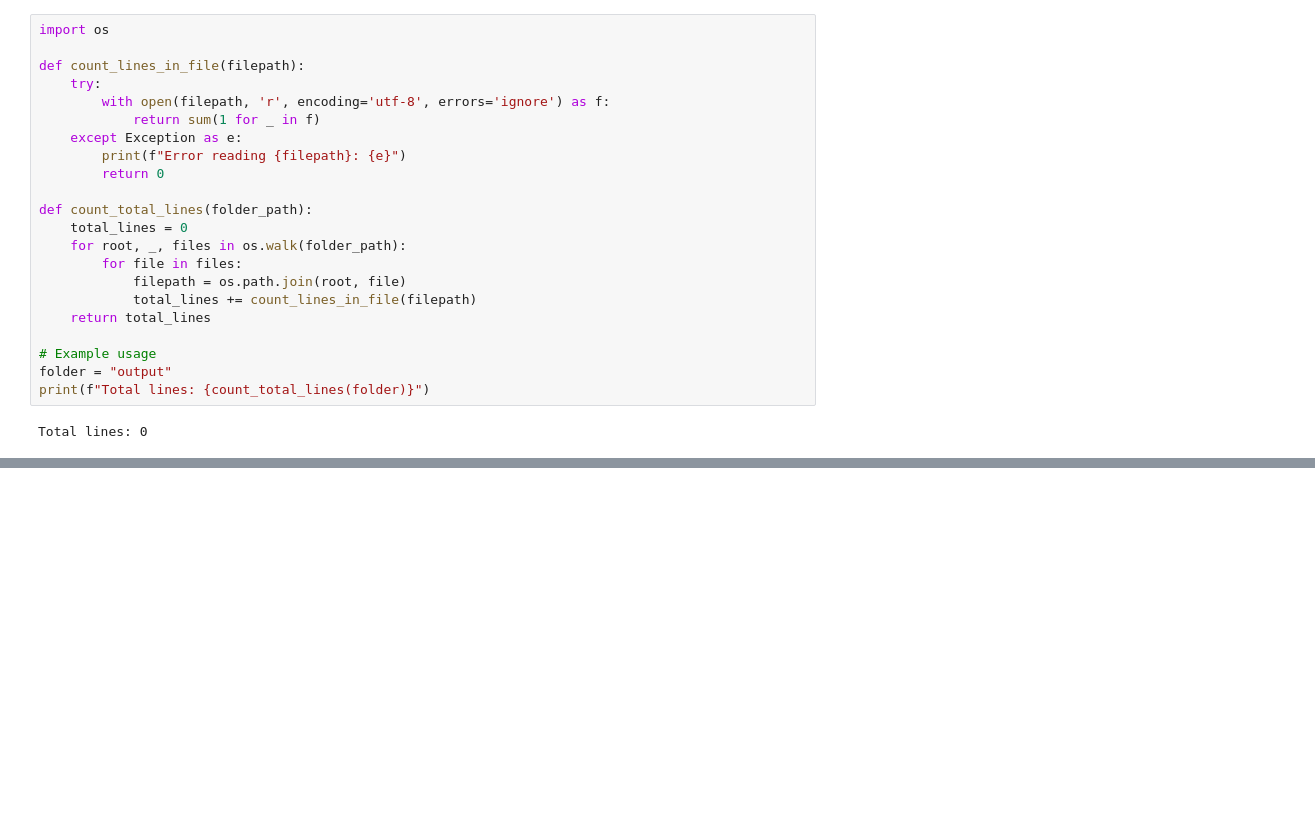
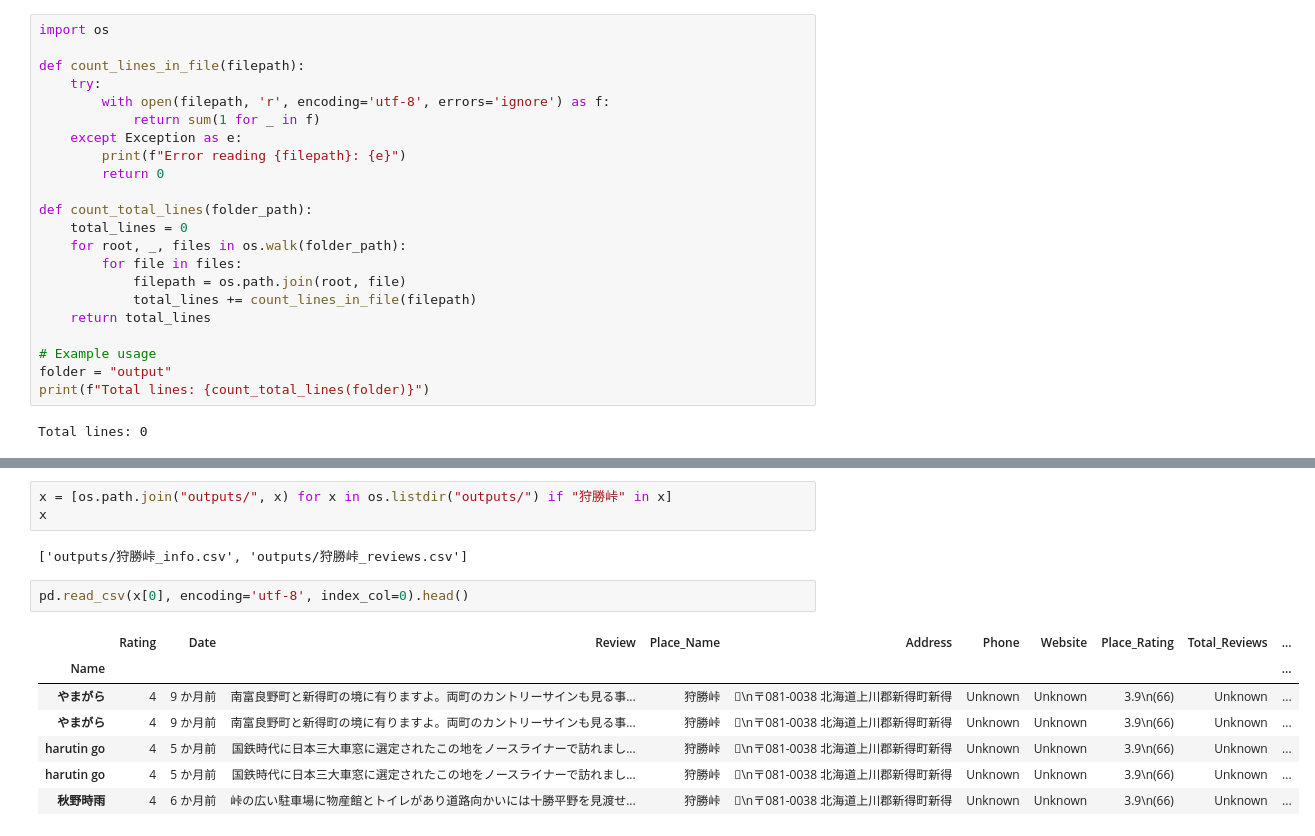
Before and after one commit to bit-magpie/travel_info_web-scraper, a Jupyter notebook: scrape.ipynb, the cells around one changed output, grey strips where cells are left out. Cells and saved outputs as stored; diff of their text form; blank space fills up the shorter version.

```diff
--- a/scrape.ipynb
+++ b/scrape.ipynb
@@ -63,0 +87,15 @@ data.head()
+# %%
+x = [os.path.join("outputs/", x) for x in os.listdir("outputs/") if "狩勝峠" in x]
+x
+# %% [output]
+['outputs/狩勝峠_info.csv', 'outputs/狩勝峠_reviews.csv']
+# %%
+pd.read_csv(x[0], encoding='utf-8', index_col=0).head()
+# %% [output]
+|  | Rating | Date | Review | Place_Name | Address | Phone | Website | Place_Rating | Total_Reviews | ... |
+| Name |  |  |  |  |  |  |  |  |  | ... |
+| やまがら | 4 | 9 か月前 | 南富良野町と新得町の境に有りますよ。両町のカントリーサインも見る事... | 狩勝峠 | \n〒081-0038 北海道上川郡新得町新得 | Unknown | Unknown | 3.9\n(66) | Unknown | ... |
+| やまがら | 4 | 9 か月前 | 南富良野町と新得町の境に有りますよ。両町のカントリーサインも見る事... | 狩勝峠 | \n〒081-0038 北海道上川郡新得町新得 | Unknown | Unknown | 3.9\n(66) | Unknown | ... |
+| harutin go | 4 | 5 か月前 | 国鉄時代に日本三大車窓に選定されたこの地をノースライナーで訪れまし... | 狩勝峠 | \n〒081-0038 北海道上川郡新得町新得 | Unknown | Unknown | 3.9\n(66) | Unknown | ... |
+| harutin go | 4 | 5 か月前 | 国鉄時代に日本三大車窓に選定されたこの地をノースライナーで訪れまし... | 狩勝峠 | \n〒081-0038 北海道上川郡新得町新得 | Unknown | Unknown | 3.9\n(66) | Unknown | ... |
+| 秋野時雨 | 4 | 6 か月前 | 峠の広い駐車場に物産館とトイレがあり道路向かいには十勝平野を見渡せ... | 狩勝峠 | \n〒081-0038 北海道上川郡新得町新得 | Unknown | Unknown | 3.9\n(66) | Unknown | ... |
```
Also changed, not shown: parts of 10 cells of this notebook, 7 other files.
